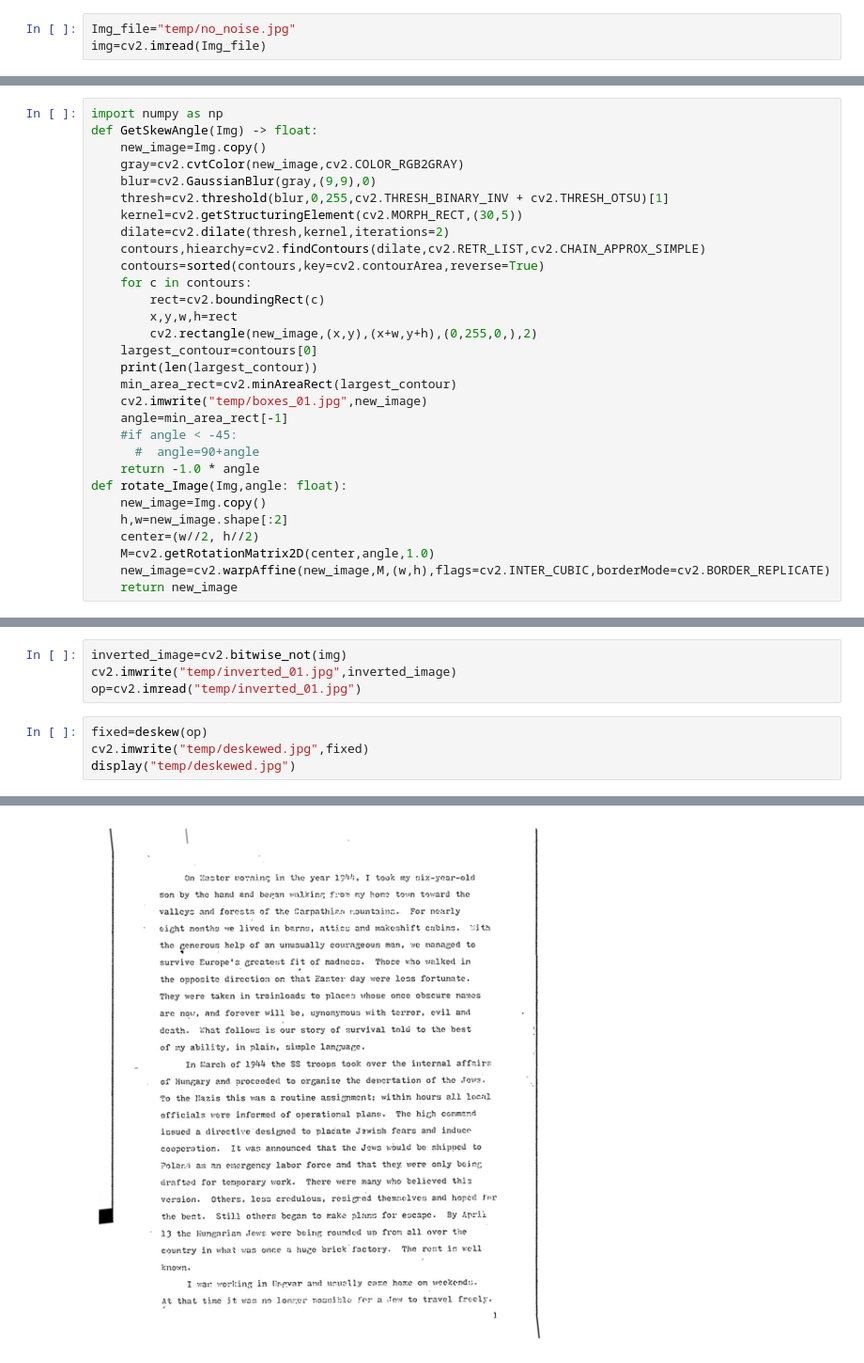
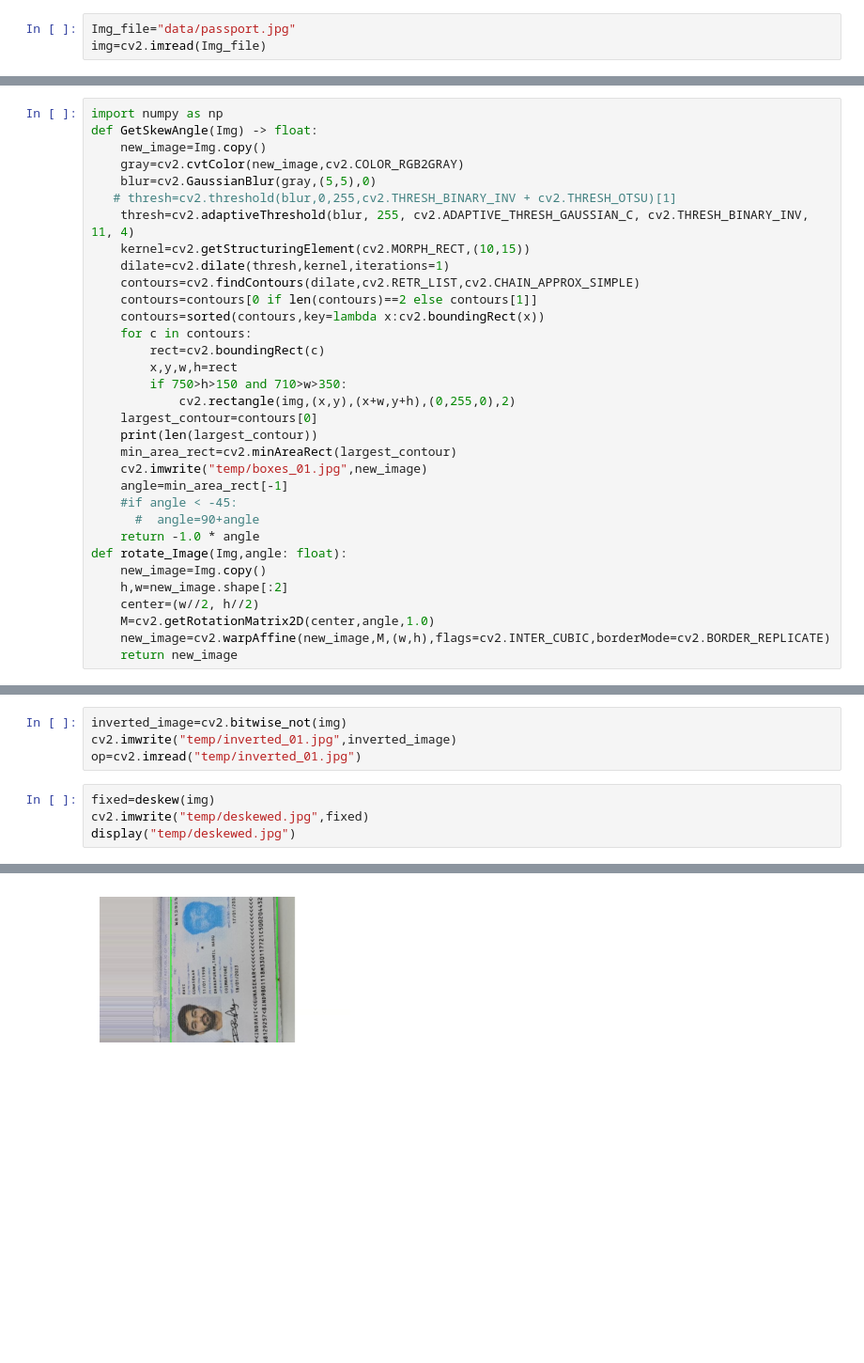
Before and after one commit to tarunrohit/OCR, a Jupyter notebook: practice_deskewing.ipynb, the cells around one changed output, grey strips where cells are left out. Shown at 94% size. Drawn from its saved outputs; the diff is of its cells as text; blank space fills up the shorter version.

```diff
--- a/practice_deskewing.ipynb
+++ b/practice_deskewing.ipynb
@@ -3,7 +3,7 @@ import numpy as np
 import cv2
 from matplotlib import pyplot as plt
 # %%
-Img_file="temp/no_noise.jpg"
+Img_file="data/passport.jpg"
 img=cv2.imread(Img_file)
 # %%
 def display(Im_path):
@@ -25,16 +25,19 @@ import numpy as np
 def GetSkewAngle(Img) -> float:
     new_image=Img.copy()
     gray=cv2.cvtColor(new_image,cv2.COLOR_RGB2GRAY)
-    blur=cv2.GaussianBlur(gray,(9,9),0)
-    thresh=cv2.threshold(blur,0,255,cv2.THRESH_BINARY_INV + cv2.THRESH_OTSU)[1]
-    kernel=cv2.getStructuringElement(cv2.MORPH_RECT,(30,5))
-    dilate=cv2.dilate(thresh,kernel,iterations=2)
-    contours,hiearchy=cv2.findContours(dilate,cv2.RETR_LIST,cv2.CHAIN_APPROX_SIMPLE)
-    contours=sorted(contours,key=cv2.contourArea,reverse=True)
+    blur=cv2.GaussianBlur(gray,(5,5),0)
+   # thresh=cv2.threshold(blur,0,255,cv2.THRESH_BINARY_INV + cv2.THRESH_OTSU)[1]
+    thresh=cv2.adaptiveThreshold(blur, 255, cv2.ADAPTIVE_THRESH_GAUSSIAN_C, cv2.THRESH_BINARY_INV, 11, 4)
+    kernel=cv2.getStructuringElement(cv2.MORPH_RECT,(10,15))
+    dilate=cv2.dilate(thresh,kernel,iterations=1)
+    contours=cv2.findContours(dilate,cv2.RETR_LIST,cv2.CHAIN_APPROX_SIMPLE)
+    contours=contours[0 if len(contours)==2 else contours[1]]
+    contours=sorted(contours,key=lambda x:cv2.boundingRect(x))
     for c in contours:
         rect=cv2.boundingRect(c)
         x,y,w,h=rect
-        cv2.rectangle(new_image,(x,y),(x+w,y+h),(0,255,0,),2)
+        if 750>h>150 and 710>w>350:
+            cv2.rectangle(img,(x,y),(x+w,y+h),(0,255,0),2)
     largest_contour=contours[0]
     print(len(largest_contour))
     min_area_rect=cv2.minAreaRect(largest_contour)
@@ -59,7 +63,7 @@ inverted_image=cv2.bitwise_not(img)
 cv2.imwrite("temp/inverted_01.jpg",inverted_image)
 op=cv2.imread("temp/inverted_01.jpg")
 # %%
-fixed=deskew(op)
+fixed=deskew(img)
 cv2.imwrite("temp/deskewed.jpg",fixed)
 display("temp/deskewed.jpg")
 # %% [output]
@@ -67 +72 @@ display("temp/deskewed.jpg")
-[figure, old version]
+[figure, new version]
```
Also changed, not shown: parts of 3 cells of this notebook, 48 other files.
